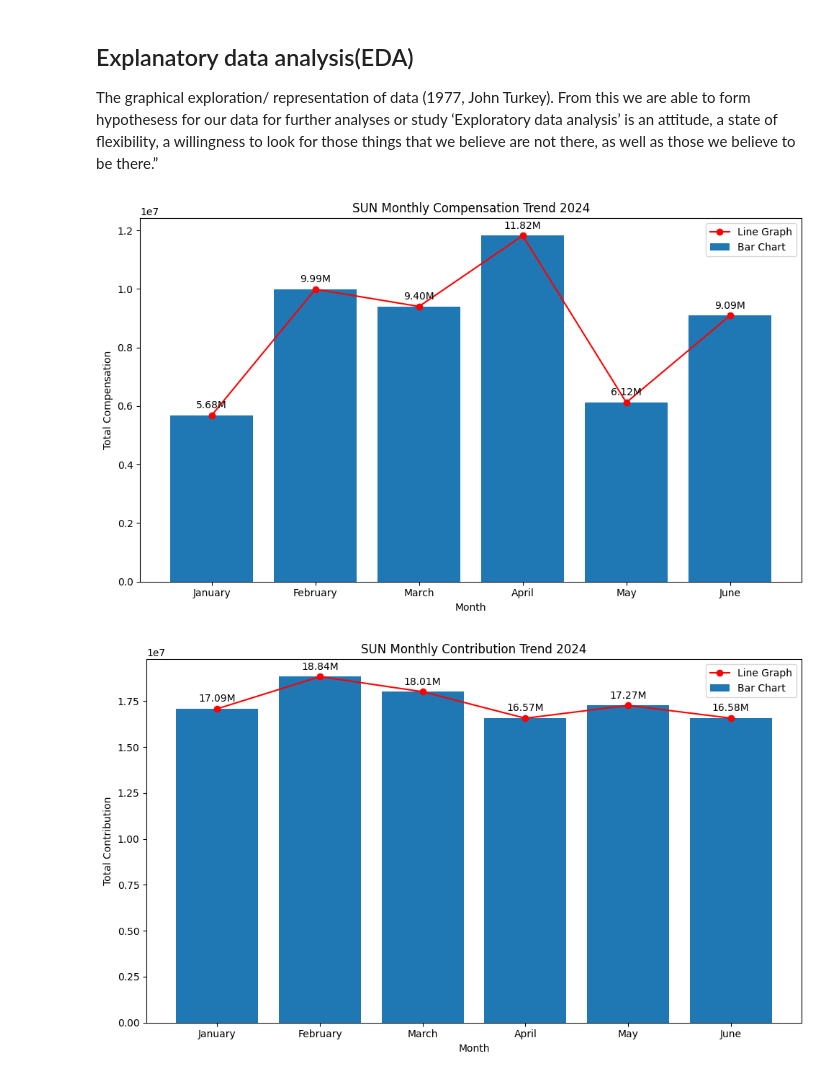
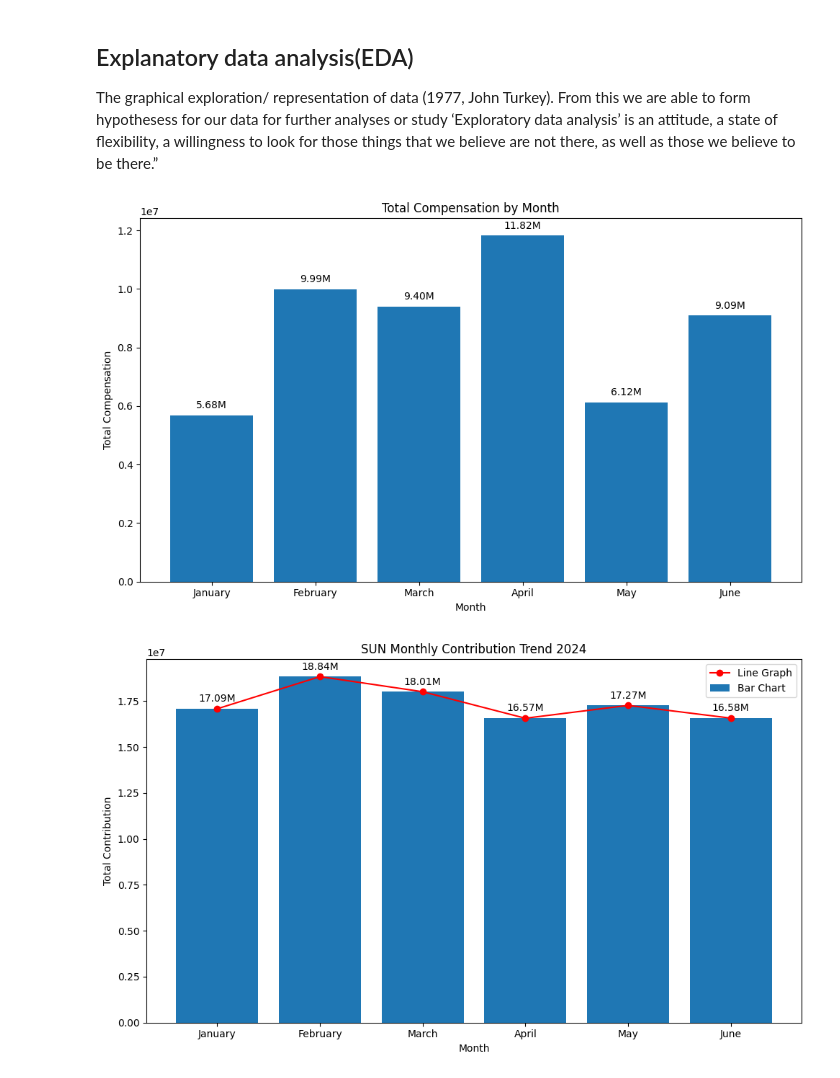
Before and after one commit to stevejj4/Data-Cleaning, a Jupyter notebook: SUN_Report.ipynb, the cells around one changed output. Saved outputs shown, nothing was run; the diff lists cells and outputs as text; code cells hidden in the pictures.

```diff
--- a/SUN_Report.ipynb
+++ b/SUN_Report.ipynb
@@ -144,9 +131,9 @@ Deaths_per_Month    0
 dtype: int64
 # %%
 # Remove commas from the numeric columns and convert to float
-df['Contribution'] = df['Contribution'].astype(str).str.replace(',', '').astype(float)
-df['Compensation'] = df['Compensation'].astype(str).str.replace(',', '').astype(float)
-df['Deaths_per_Month'] = df['Deaths_per_Month'].astype(str).str.replace(',', '').astype(float)
+df['Contribution'] = df['Contribution'].astype(str).str.replace(',', '').replace('', '0').astype(float)  # Replace empty strings with '0'
+df['Compensation'] = df['Compensation'].astype(str).str.replace(',', '').replace('', '0').astype(float)
+df['Deaths_per_Month'] = df['Deaths_per_Month'].astype(str).str.replace(',', '').replace('', '0').astype(float)
 
 # Inspect the cleaned data
 #df.dtypes
@@ -162,39 +149,33 @@ The graphical exploration/ representation of data (1977, John Turkey). From this
 # %%
 import matplotlib.pyplot as plt
 
 # Group the data by month and calculate the total compensation for each month
 monthly_compensation = df.groupby('Month')['Compensation'].sum()
 
-# Ensure months are in the correct order (January to May)
+# Ensure months are in the correct order (January to June)
 month_order = ['January', 'February', 'March', 'April', 'May', 'June']
 monthly_compensation = monthly_compensation.reindex(month_order)
 
 # Create a figure and axes
 fig, ax = plt.subplots(figsize=(10, 6))
 
-# Plot the bar chart
-ax.bar(monthly_compensation.index, monthly_compensation.values, label='Bar Chart')
+# Create the bar chart, using the month_order as x-axis positions
+plt.bar(month_order, monthly_compensation.loc[month_order]) # Plot with month_order as x-axis
 
-# Plot the line graph
-ax.plot(monthly_compensation.index, monthly_compensation.values, marker='o', color='red', label='Line Graph')
-
-# Set the title and labels
-ax.set_title('SUN Monthly Compensation Trend 2024')
+# Set title and labels
+ax.set_title('Total Compensation by Month')
 ax.set_xlabel('Month')
 ax.set_ylabel('Total Compensation')
 
 # Add labels above each bar/point with 'M' to indicate millions
-for x, y in zip(monthly_compensation.index, monthly_compensation.values):
+for x, y in zip(month_order, monthly_compensation.values):  # Iterate over month_order for x-positions
     ax.annotate(f'{y/1_000_000:.2f}M', (x, y), textcoords="offset points", xytext=(0,7), ha='center')
 
-# Add a legend
-ax.legend()
-
-# Show the plot
+# Show the plot (no legend needed)
 plt.tight_layout()
 plt.show()
 # %% [output]
-[figure, old version]
+[figure, new version]
 # %%
 # Group the data by month and calculate the total contributions for each month
 monthly_Contribution = df.groupby('Month')['Contribution'].sum()
```
Also changed, not shown: parts of 6 cells of this notebook.
